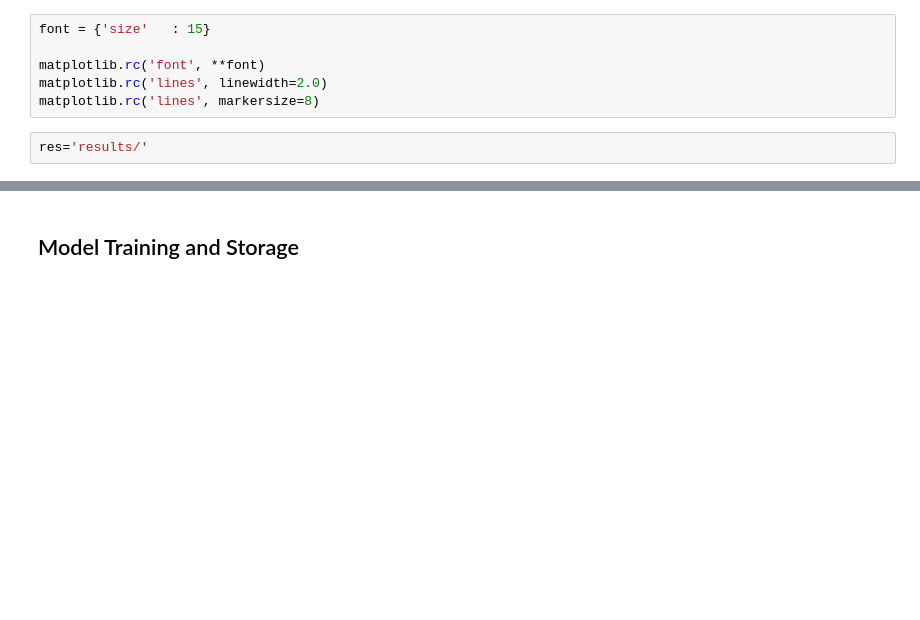
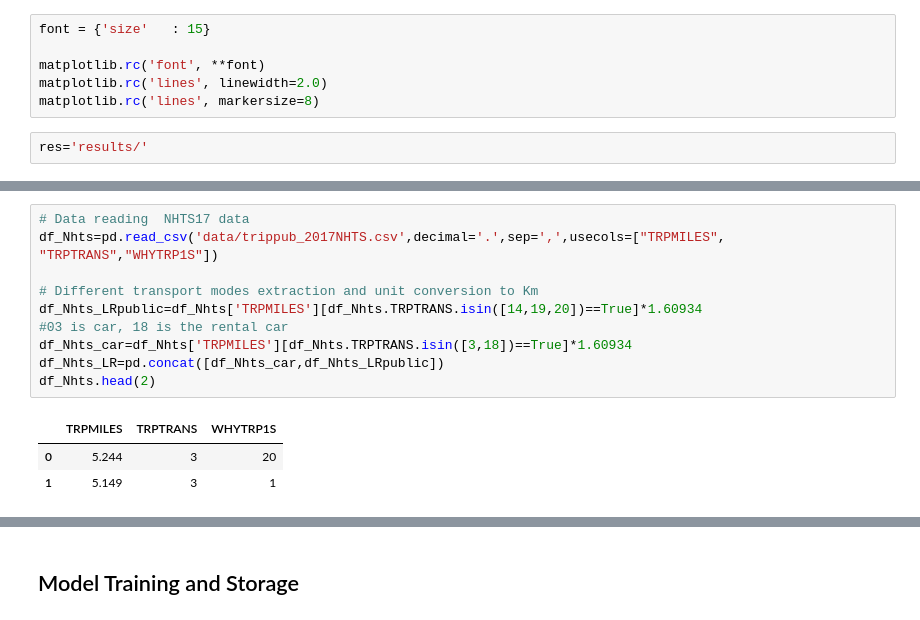
Before and after one commit to HuiranLiu/Travel-human-mobility, a Jupyter notebook: Modelling and Visualization_NHTS.ipynb, the cells around one changed output, grey strips where cells are left out. Saved outputs shown, nothing was run; the diff lists cells and outputs as text; blank space fills up the shorter version.

```diff
--- a/Modelling and Visualization_NHTS.ipynb
+++ b/Modelling and Visualization_NHTS.ipynb
@@ -31,0 +36,14 @@ res='results/'
+# %%
+# Data reading  NHTS17 data
+df_Nhts=pd.read_csv('data/trippub_2017NHTS.csv',decimal='.',sep=',',usecols=["TRPMILES", "TRPTRANS","WHYTRP1S"])
+
+# Different transport modes extraction and unit conversion to Km
+df_Nhts_LRpublic=df_Nhts['TRPMILES'][df_Nhts.TRPTRANS.isin([14,19,20])==True]*1.60934
+#03 is car, 18 is the rental car
+df_Nhts_car=df_Nhts['TRPMILES'][df_Nhts.TRPTRANS.isin([3,18])==True]*1.60934
+df_Nhts_LR=pd.concat([df_Nhts_car,df_Nhts_LRpublic])
+df_Nhts.head(2)
+# %% [output]
+|  | TRPMILES | TRPTRANS | WHYTRP1S |
+| 0 | 5.244 | 3 | 20 |
+| 1 | 5.149 | 3 | 1 |
```
Also changed, not shown: parts of 13 cells of this notebook, 8 other files.
